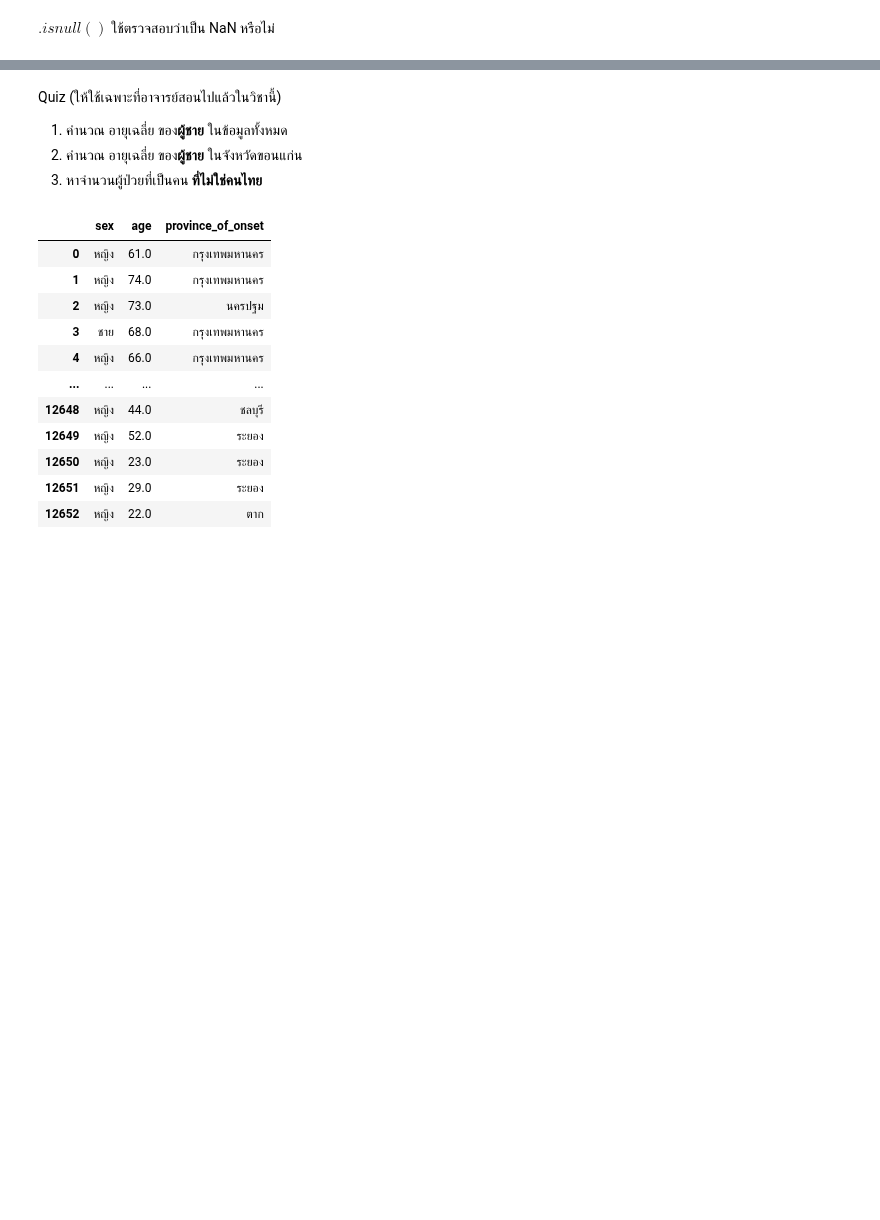
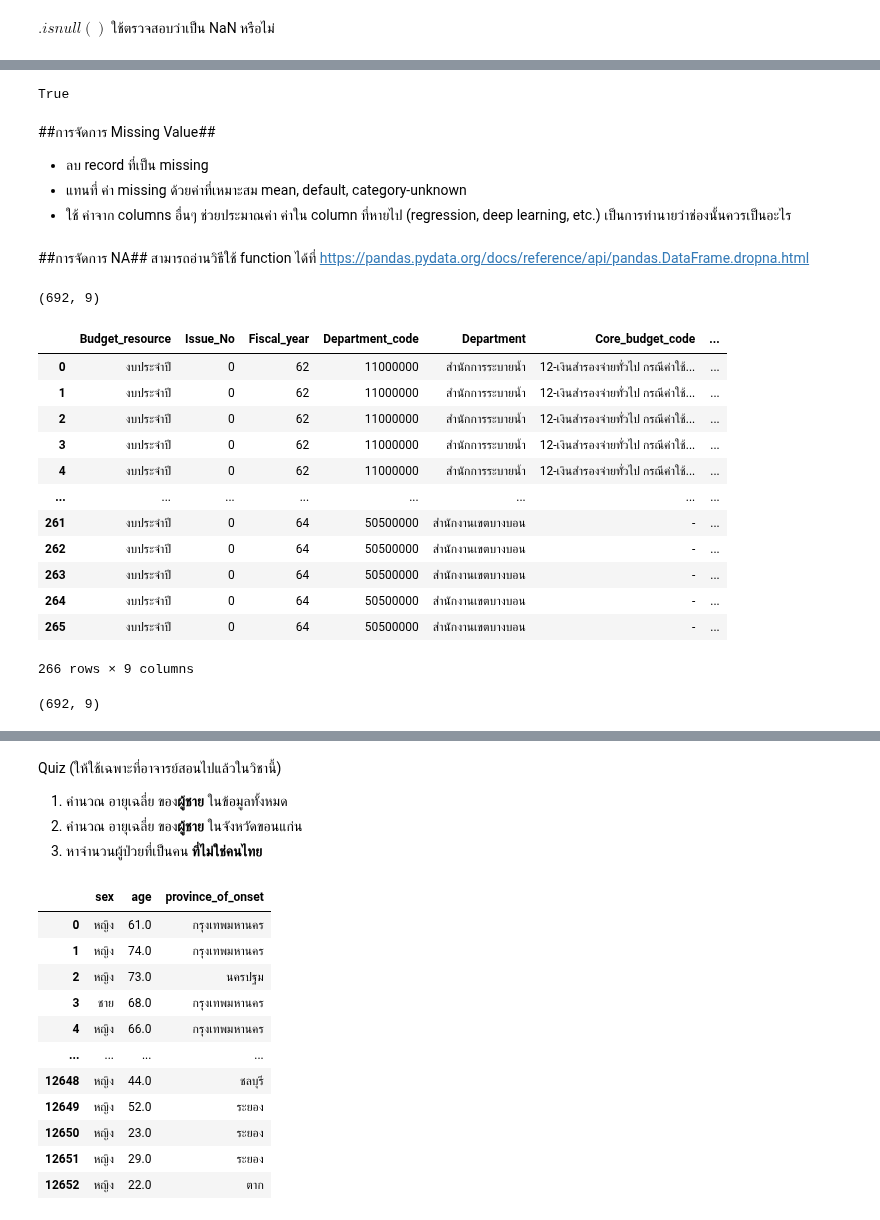
Before and after one commit to Tonry12/python_dataviz2023, a Jupyter notebook: Pandas101.ipynb, the cells around one changed output, grey strips where cells are left out. Drawn from its saved outputs; the diff is of its cells as text; code cells hidden in the pictures; blank space fills up the shorter version.

Commit message:
drop missing

```diff
--- a/Pandas101.ipynb
+++ b/Pandas101.ipynb
@@ -665,0 +422,37 @@ sum(eight_rows_covid['district_of_onset'].isnull())
+# %%
+data1.isnull().any().any() #ใช้สรุปว่าใน dataframe ทั้งหมดของเรามีค่าว่างหรือเปล่า
+# %% [output]
+True
+# %% [markdown]
+##การจัดการ Missing Value##
+
+- ลบ record ที่เป็น missing
+- แทนที่ ค่า missing ด้วยค่าที่เหมาะสม mean, default, category-unknown
+- ใช้ ค่าจาก columns อื่นๆ ช่วยประมาณค่า ค่าใน column ที่หายไป (regression, deep learning, etc.) เป็นการทำนายว่าช่องนั้นควรเป็นอะไร
+# %% [markdown]
+##การจัดการ NA##
+สามารถอ่านวิธีใช้ function ได้ที่ https://pandas.pydata.org/docs/reference/api/pandas.DataFrame.dropna.html
+# %%
+data1.shape
+# %% [output]
+(692, 9)
+# %%
+data1.dropna() #เมื่อทำการ drop na ทั้งหมดแล้ว จะทำให้ คอลัมน์หายไป 0 คอลัมน์ และหายไป 692-x = 266 rows
+# %% [output]
+|  | Budget_resource | Issue_No | Fiscal_year | Department_code | Department | Core_budget_code | ... |
+| 0 | งบประจำปี | 0 | 62 | 11000000 | สำนักการระบายน้ำ | 12-เงินสำรองจ่ายทั่วไป กรณีค่าใช้... | ... |
+| 1 | งบประจำปี | 0 | 62 | 11000000 | สำนักการระบายน้ำ | 12-เงินสำรองจ่ายทั่วไป กรณีค่าใช้... | ... |
+| 2 | งบประจำปี | 0 | 62 | 11000000 | สำนักการระบายน้ำ | 12-เงินสำรองจ่ายทั่วไป กรณีค่าใช้... | ... |
+| 3 | งบประจำปี | 0 | 62 | 11000000 | สำนักการระบายน้ำ | 12-เงินสำรองจ่ายทั่วไป กรณีค่าใช้... | ... |
+| 4 | งบประจำปี | 0 | 62 | 11000000 | สำนักการระบายน้ำ | 12-เงินสำรองจ่ายทั่วไป กรณีค่าใช้... | ... |
+| ... | ... | ... | ... | ... | ... | ... | ... |
+| 261 | งบประจำปี | 0 | 64 | 50500000 | สำนักงานเขตบางบอน | - | ... |
+| 262 | งบประจำปี | 0 | 64 | 50500000 | สำนักงานเขตบางบอน | - | ... |
+| 263 | งบประจำปี | 0 | 64 | 50500000 | สำนักงานเขตบางบอน | - | ... |
+| 264 | งบประจำปี | 0 | 64 | 50500000 | สำนักงานเขตบางบอน | - | ... |
+| 265 | งบประจำปี | 0 | 64 | 50500000 | สำนักงานเขตบางบอน | - | ... |
+266 rows × 9 columns
+# %%
+data1.dropna(subset=['Fiscal_year']).shape #การลบ missing แบบคนมีความรู้ เพราะ data หายไปแค่ 1%
+# %% [output]
+(692, 9)
```
Also changed, not shown: parts of 61 cells of this notebook.
